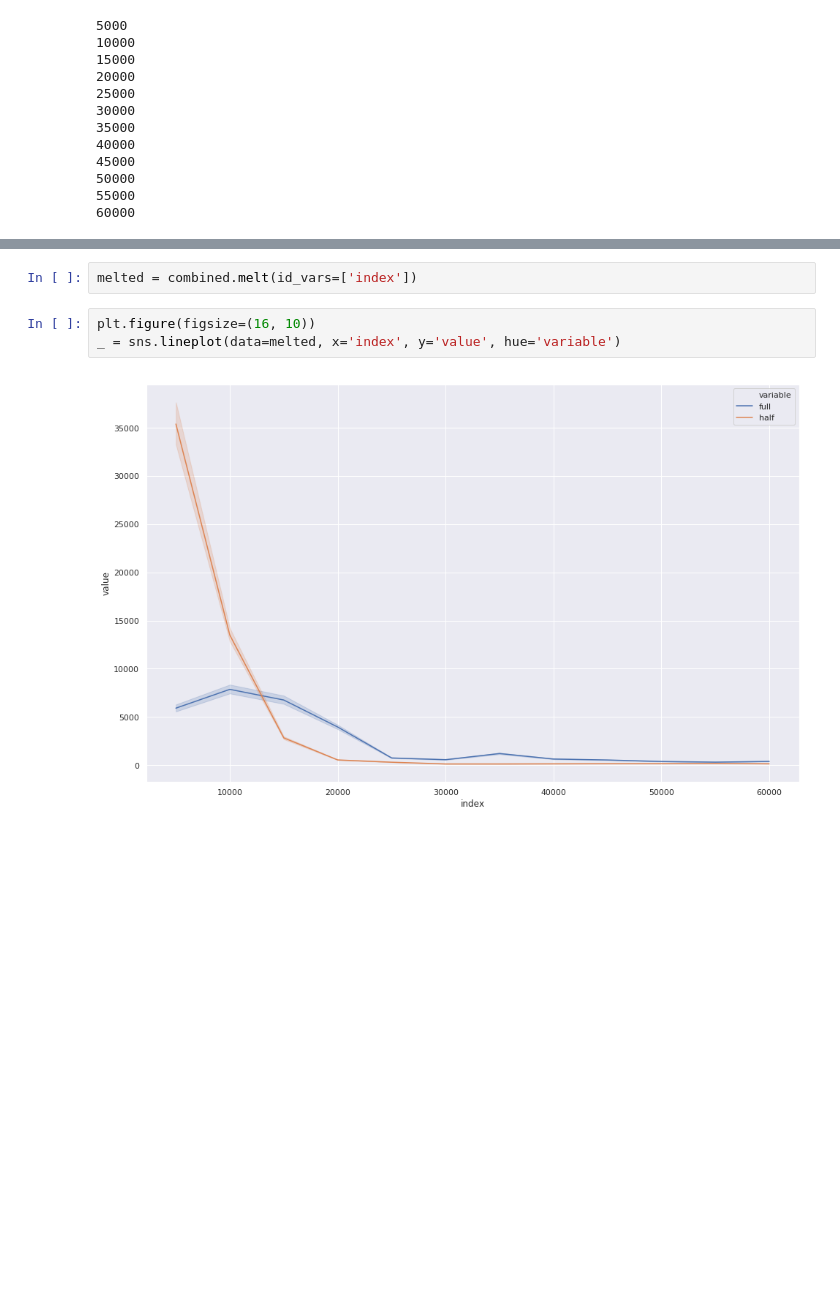
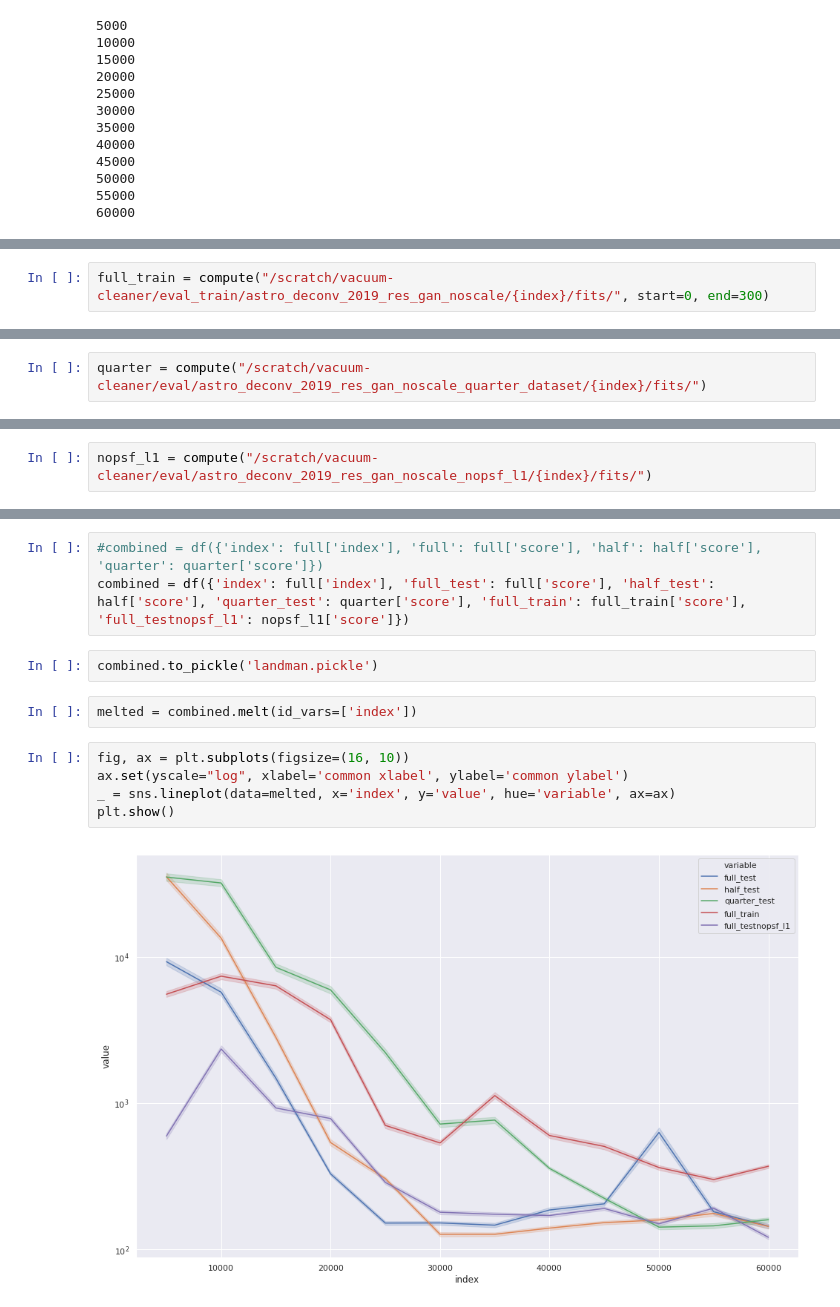
Before and after one commit to gijzelaerr/vacuum-cleaner, a Jupyter notebook: notebooks/Evaluate vacuum test for each checkpoint snapshot.ipynb, the cells around one changed output, grey strips where cells are left out. Drawn from its saved outputs; the diff is of its cells as text; blank space fills up the shorter version.

```diff
--- a/notebooks/Evaluate vacuum test for each checkpoint snapshot.ipynb
+++ b/notebooks/Evaluate vacuum test for each checkpoint snapshot.ipynb
@@ -81,0 +79,2 @@ combined = df({'index': full['index'], 'full': full['score'], 'half': half['scor
+# %%
+full_train = compute("/scratch/vacuum-cleaner/eval_train/astro_deconv_2019_res_gan_noscale/{index}/fits/", start=0, end=300)
@@ -81,0 +94,2 @@ combined = df({'index': full['index'], 'full': full['score'], 'half': half['scor
+# %%
+quarter = compute("/scratch/vacuum-cleaner/eval/astro_deconv_2019_res_gan_noscale_quarter_dataset/{index}/fits/")
@@ -81,0 +124,2 @@ combined = df({'index': full['index'], 'full': full['score'], 'half': half['scor
+# %%
+nopsf_l1 = compute("/scratch/vacuum-cleaner/eval/astro_deconv_2019_res_gan_noscale_nopsf_l1/{index}/fits/")
@@ -82,7 +139,14 @@ combined = df({'index': full['index'], 'full': full['score'], 'half': half['scor
+# %%
+#combined = df({'index': full['index'], 'full': full['score'], 'half': half['score'], 'quarter': quarter['score']})
+combined = df({'index': full['index'], 'full_test': full['score'], 'half_test': half['score'], 'quarter_test': quarter['score'], 'full_train': full_train['score'], 'full_testnopsf_l1': nopsf_l1['score']})
+# %%
+combined.to_pickle('landman.pickle')
 # %%
 melted = combined.melt(id_vars=['index'])
 # %%
-plt.figure(figsize=(16, 10))
-_ = sns.lineplot(data=melted, x='index', y='value', hue='variable')
+fig, ax = plt.subplots(figsize=(16, 10))
+ax.set(yscale="log", xlabel='common xlabel', ylabel='common ylabel')
+_ = sns.lineplot(data=melted, x='index', y='value', hue='variable', ax=ax)
+plt.show()
 # %% [output]
-[figure, old version]
+[figure, new version]
```
Also changed, not shown: parts of 8 cells of this notebook, 8 other files.
